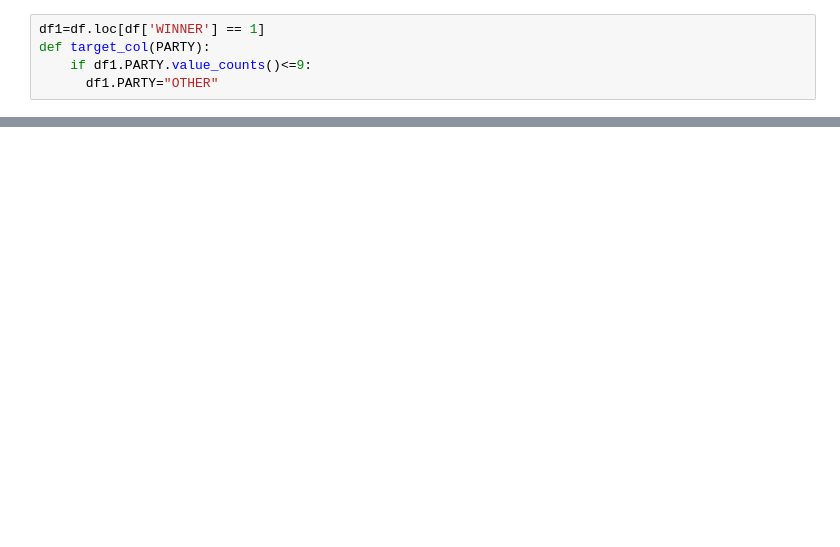
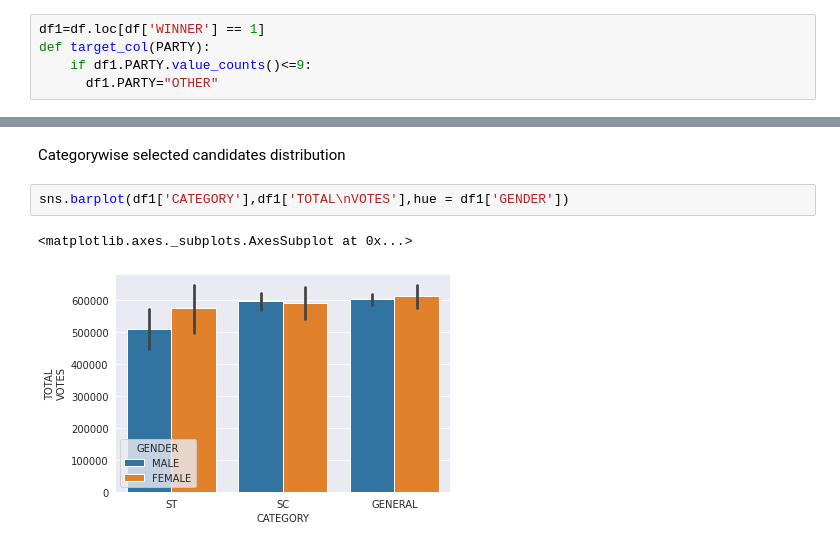
Before and after one commit to KalyaniTBhandwalkar/Assignment, a Jupyter notebook: LS_Data_analysis.ipynb, the cells around one changed output, grey strips where cells are left out. Cells and saved outputs as stored; diff of their text form; blank space fills up the shorter version.

```diff
--- a/LS_Data_analysis.ipynb
+++ b/LS_Data_analysis.ipynb
@@ -80,0 +245,7 @@ print(Course)
+# %% [markdown]
+Categorywise selected candidates distribution
+# %%
+sns.barplot(df1['CATEGORY'],df1['TOTAL\nVOTES'],hue = df1['GENDER'])
+# %% [output]
+<matplotlib.axes._subplots.AxesSubplot at 0x...>
+[figure, added]
```
Also changed, not shown: parts of 28 cells of this notebook.
